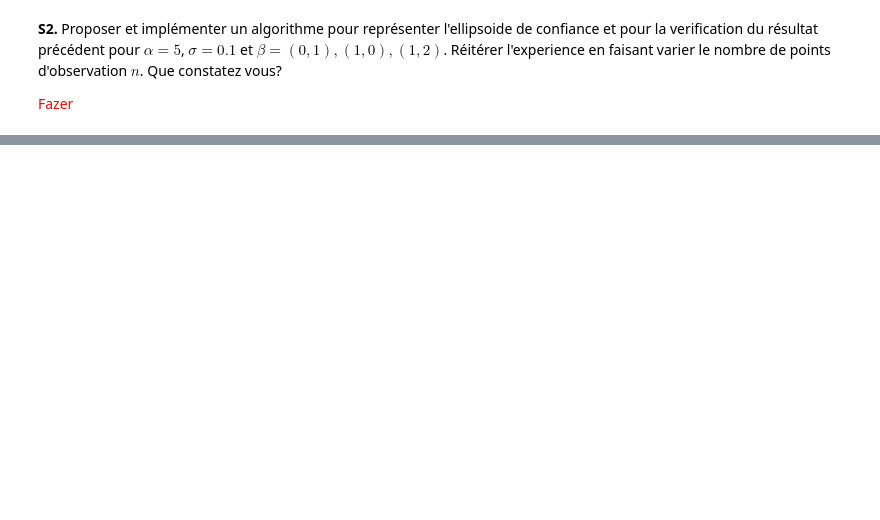
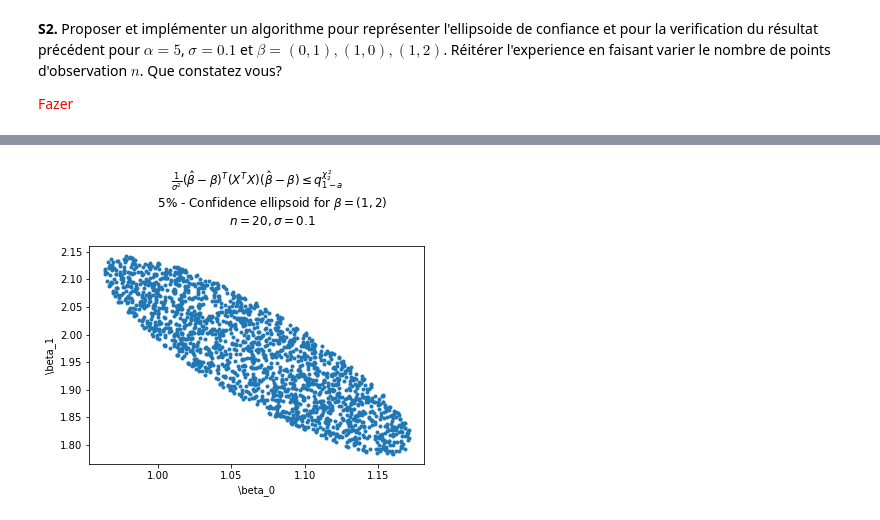
Before and after one commit to peulsilva/LinReg-MAP361, a Jupyter notebook: code.ipynb, the cells around one changed output, grey strips where cells are left out. Cells and saved outputs as stored; diff of their text form; code cells hidden in the pictures; blank space fills up the shorter version.

```diff
--- a/code.ipynb
+++ b/code.ipynb
@@ -294,0 +383,9 @@ class LinearRegression:
+# %%
+confidence_ellipsoid(
+    alpha = 0.05,
+    beta = np.array([1,2]) ,
+    sigma = 0.1,
+    n_points_simulation=30000
+)
+# %% [output]
+[figure, added]
```
Also changed, not shown: parts of 41 cells of this notebook.
